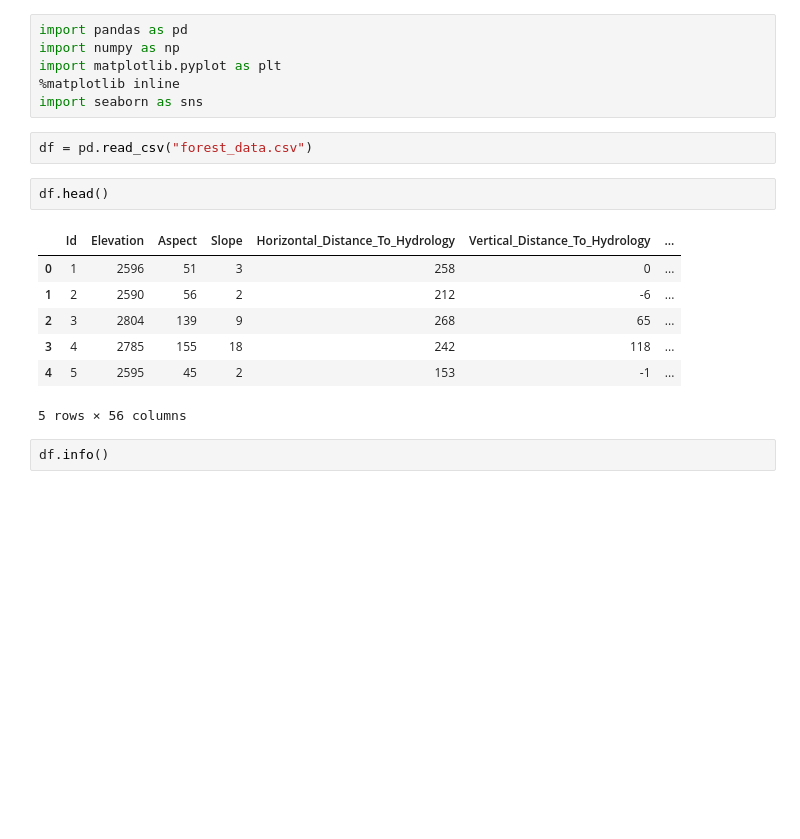
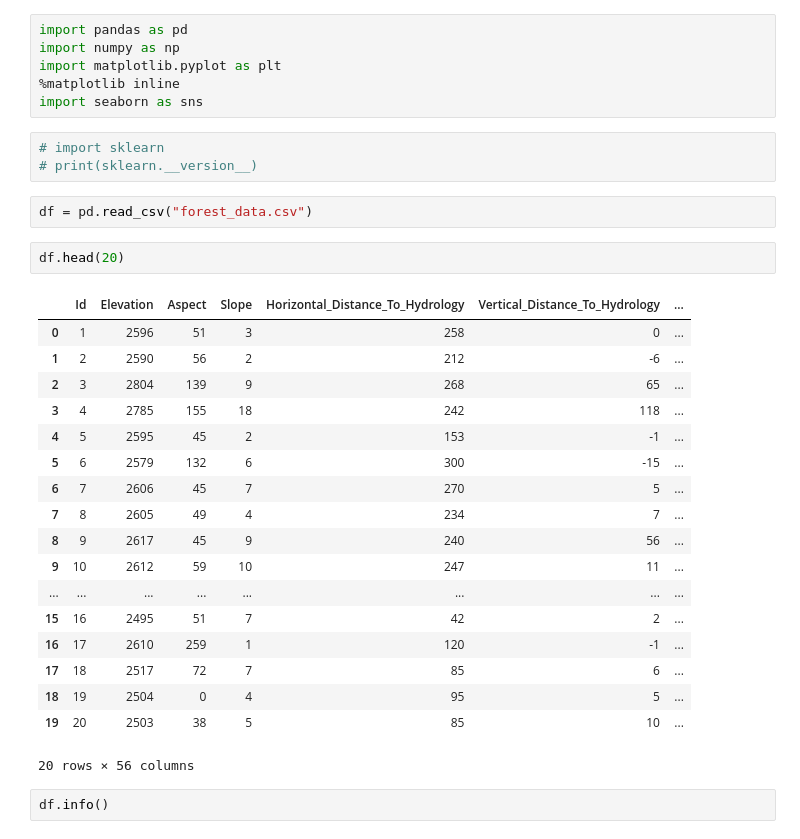
Before and after one commit to ajiteshkumar9315/forest_cover_type_prediction, a Jupyter notebook: forest_cover_type_prediction.ipynb, the cells around one changed output. Saved outputs shown, nothing was run; the diff lists cells and outputs as text; blank space fills up the shorter version.

```diff
--- a/forest_cover_type_prediction.ipynb
+++ b/forest_cover_type_prediction.ipynb
@@ -4,18 +4,32 @@ import numpy as np
 import matplotlib.pyplot as plt
 %matplotlib inline
 import seaborn as sns
+# %%
+# import sklearn
+# print(sklearn.__version__)
 # %%
 df = pd.read_csv("forest_data.csv")
 # %%
-df.head()
+df.head(20)
 # %% [output]
 |  | Id | Elevation | Aspect | Slope | Horizontal_Distance_To_Hydrology | Vertical_Distance_To_Hydrology | ... |
 | 0 | 1 | 2596 | 51 | 3 | 258 | 0 | ... |
 | 1 | 2 | 2590 | 56 | 2 | 212 | -6 | ... |
 | 2 | 3 | 2804 | 139 | 9 | 268 | 65 | ... |
 | 3 | 4 | 2785 | 155 | 18 | 242 | 118 | ... |
 | 4 | 5 | 2595 | 45 | 2 | 153 | -1 | ... |
+| 5 | 6 | 2579 | 132 | 6 | 300 | -15 | ... |
+| 6 | 7 | 2606 | 45 | 7 | 270 | 5 | ... |
+| 7 | 8 | 2605 | 49 | 4 | 234 | 7 | ... |
+| 8 | 9 | 2617 | 45 | 9 | 240 | 56 | ... |
+| 9 | 10 | 2612 | 59 | 10 | 247 | 11 | ... |
+| ... | ... | ... | ... | ... | ... | ... | ... |
+| 15 | 16 | 2495 | 51 | 7 | 42 | 2 | ... |
+| 16 | 17 | 2610 | 259 | 1 | 120 | -1 | ... |
+| 17 | 18 | 2517 | 72 | 7 | 85 | 6 | ... |
+| 18 | 19 | 2504 | 0 | 4 | 95 | 5 | ... |
+| 19 | 20 | 2503 | 38 | 5 | 85 | 10 | ... |
-5 rows × 56 columns
+20 rows × 56 columns
 # %%
 df.info()
 # %% [output]
```
Also changed, not shown: parts of 4 cells of this notebook, 2 other files.
